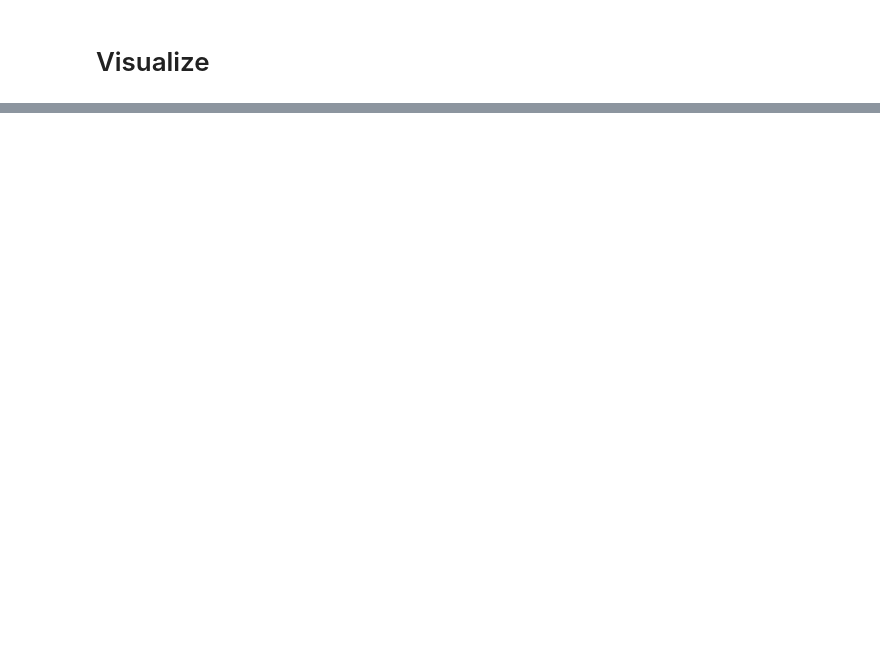
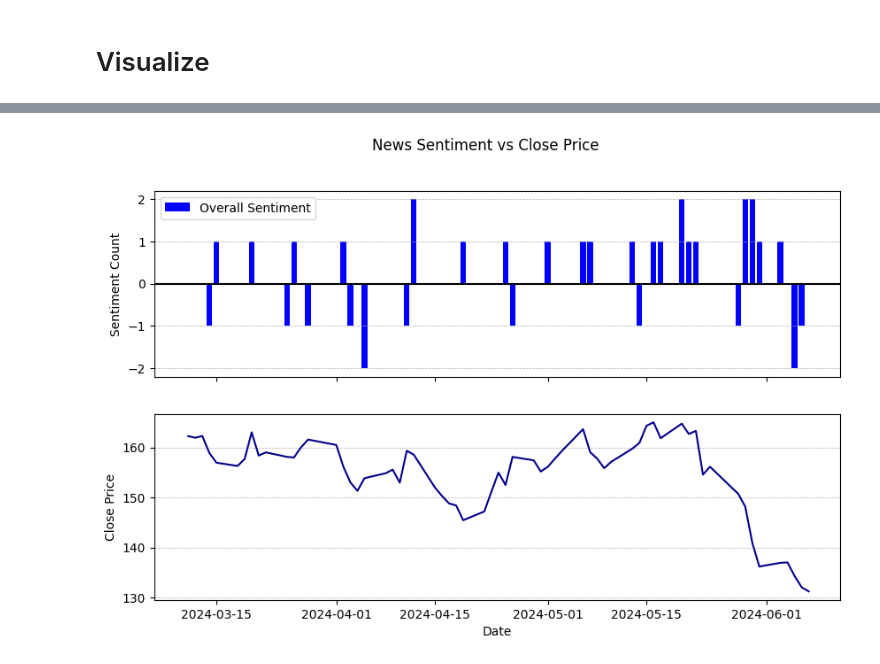
Before and after one commit to rryanhermes/Equity-Analyzer, a Jupyter notebook: equityanalyzer.ipynb, the cells around one changed output, grey strips where cells are left out. Drawn from its saved outputs; the diff is of its cells as text; code cells hidden in the pictures; blank space fills up the shorter version.

```diff
--- a/equityanalyzer.ipynb
+++ b/equityanalyzer.ipynb
@@ -302,7 +508,7 @@ plt.show()
 # print(newdata['Close'], newdata['Total_Count'])
 # print(np.corrcoef(newdata['Close'], newdata['Total_Count'])[0, 1])
 # print(newdata['Date'][::-1][:(int(len(news) * 1.2))])
-
+newdata = pd.read_csv(f'data/{ticker}_merged.csv')
 newdata = newdata[::-1][:int(len(news) * 1.2)]
 # print(newdata['Total_Count'])
 newdata['Total_Count'] = newdata['Total_Count'].shift(periods=1)
@@ -313,36 +519,38 @@ newdata['Positive_Count'] = newdata['Total_Count'].shift(periods=1)
 # Convert 'Date' column to datetime
 newdata['Date'] = pd.to_datetime(newdata['Date'])
 
 # Create subplots
 fig, (ax1, ax2) = plt.subplots(2, 1, figsize=(10, 6), sharex=True)
 
-ax1.bar(newdata['Date'], newdata['Negative_Count'], color='red', align='center', label='Negative Sentiment')
-ax1.bar(newdata['Date'], newdata['Positive_Count'], color='green', align='center', label='Positive Sentiment')
-# ax1.bar(newdata['Date'], newdata['Total_Count'], color='blue', align='center', label='Overall Sentiment')
+# ax1.bar(newdata['Date'], newdata['Negative_Count'], color='red', align='center', label='Negative Sentiment')
+# ax1.bar(newdata['Date'], newdata['Positive_Count'], color='green', align='center', label='Positive Sentiment')
+ax1.bar(newdata['Date'], newdata['Total_Count'], color='blue', align='center', label='Overall Sentiment')
 
 # Add horizontal gridlines to the top chart
 ax1.grid(which='major', axis='y', linestyle='--', linewidth=0.5)
 ax2.grid(which='major', axis='y', linestyle='--', linewidth=0.5)
 ax1.axhline(0, color='black')
 
 # Plot Close Price
 ax2.plot(newdata['Date'], newdata['Close'], color='darkblue', label='Close Price')
 
 # Set y-axis labels
 ax1.set_ylabel('Sentiment Count')
 ax2.set_ylabel('Close Price')
 
 # Set x-axis label
 ax2.set_xlabel('Date')
 
 # Add legend to ax1
 ax1.legend()
 
 # Set title for the entire plot
 plt.suptitle('News Sentiment vs Close Price')
 
 # Show plot
 plt.show()
+# %% [output]
+[figure, added]
 # %%
 # Load the data
 data_path = 'subset.csv'
```
Also changed, not shown: parts of 18 cells of this notebook, 29 other files.
